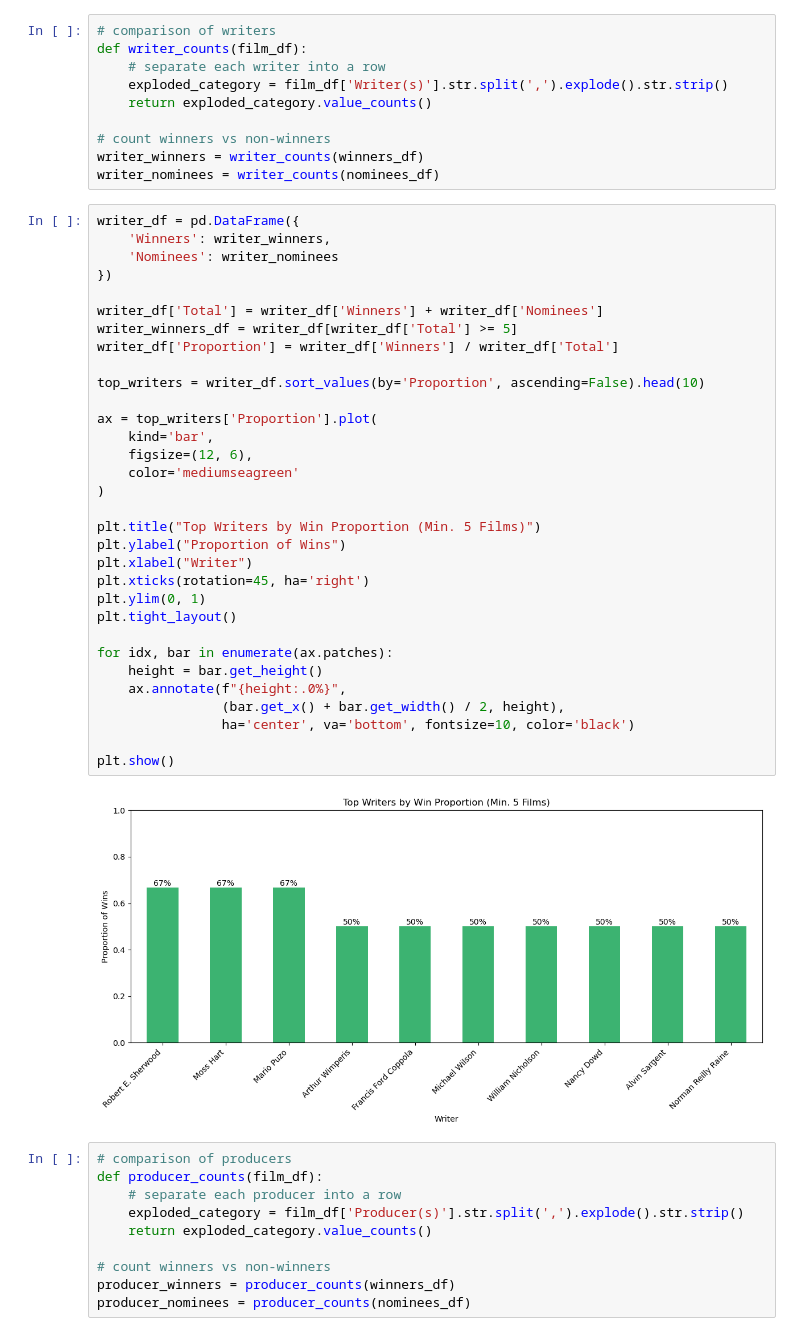
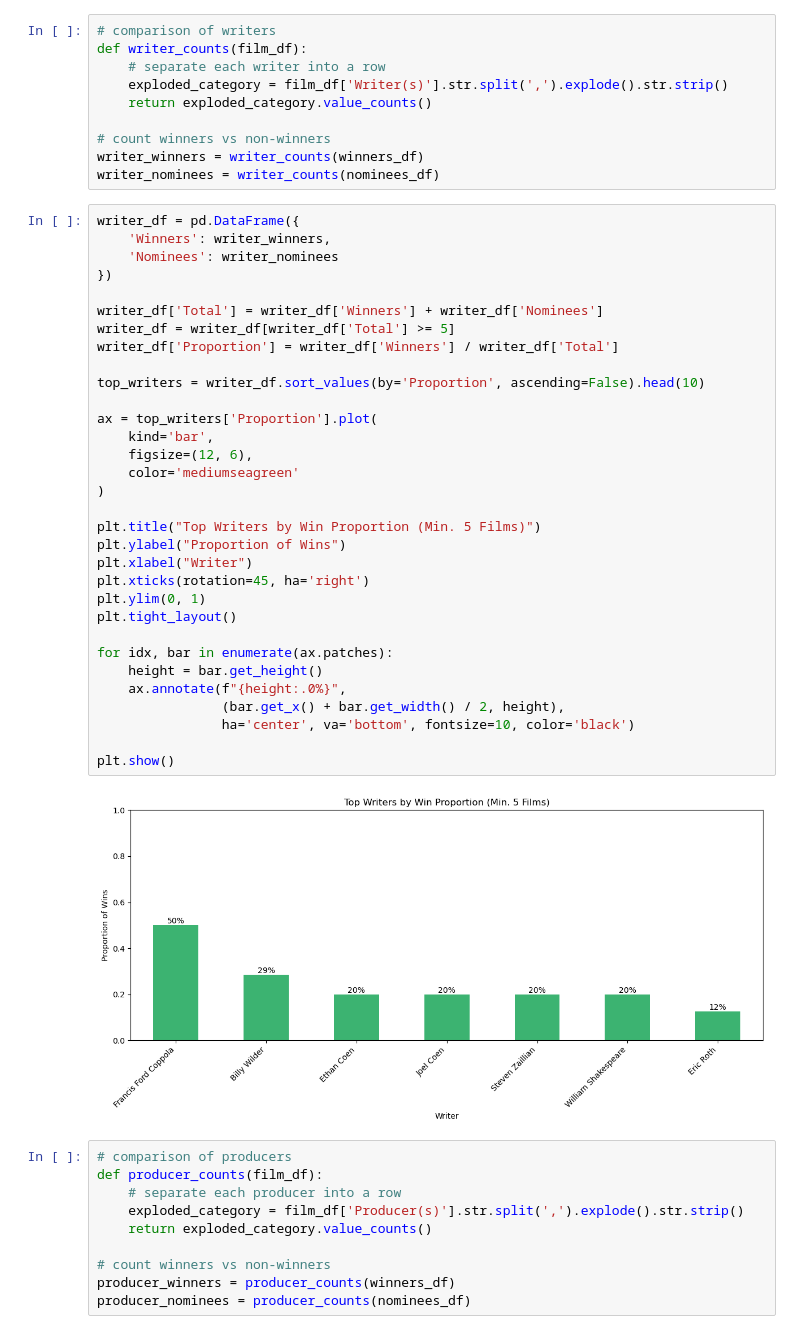
Before and after one commit to LiztheWz/filmcode, a Jupyter notebook: 386project_part2.ipynb, the cells around one changed output. Cells and saved outputs as stored; diff of their text form.

Commit message:
saving images

```diff
--- a/386project_part2.ipynb
+++ b/386project_part2.ipynb
@@ -196,35 +207,35 @@ writer_df = pd.DataFrame({
     'Winners': writer_winners,
     'Nominees': writer_nominees
 })
 
 writer_df['Total'] = writer_df['Winners'] + writer_df['Nominees']
-writer_winners_df = writer_df[writer_df['Total'] >= 5]
+writer_df = writer_df[writer_df['Total'] >= 5]
 writer_df['Proportion'] = writer_df['Winners'] / writer_df['Total']
 
 top_writers = writer_df.sort_values(by='Proportion', ascending=False).head(10)
 
 ax = top_writers['Proportion'].plot(
     kind='bar',
     figsize=(12, 6),
     color='mediumseagreen'
 )
 
 plt.title("Top Writers by Win Proportion (Min. 5 Films)")
 plt.ylabel("Proportion of Wins")
 plt.xlabel("Writer")
 plt.xticks(rotation=45, ha='right')
 plt.ylim(0, 1)
 plt.tight_layout()
 
 for idx, bar in enumerate(ax.patches):
     height = bar.get_height()
     ax.annotate(f"{height:.0%}",
                 (bar.get_x() + bar.get_width() / 2, height),
                 ha='center', va='bottom', fontsize=10, color='black')
 
 plt.show()
 # %% [output]
-[figure, old version]
+[figure, new version]
 # %%
 # comparison of producers
 def producer_counts(film_df):
```
Also changed, not shown: parts of 6 cells of this notebook, 6 other files.
